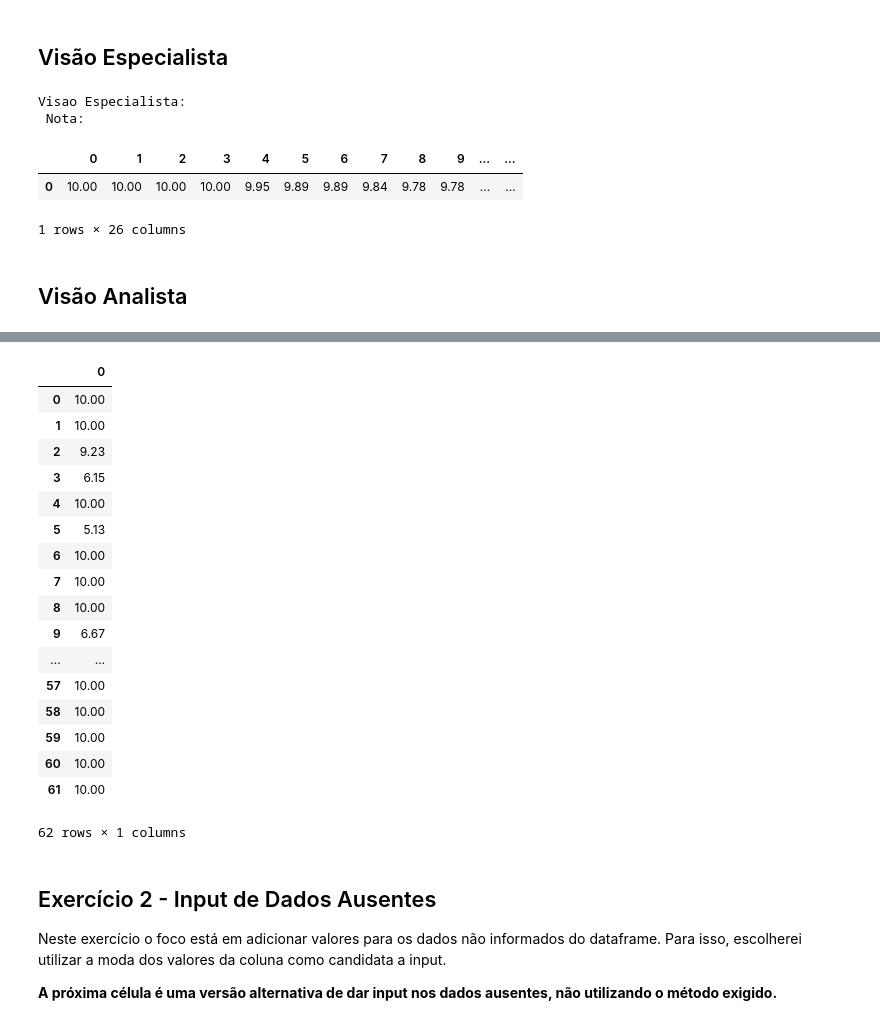
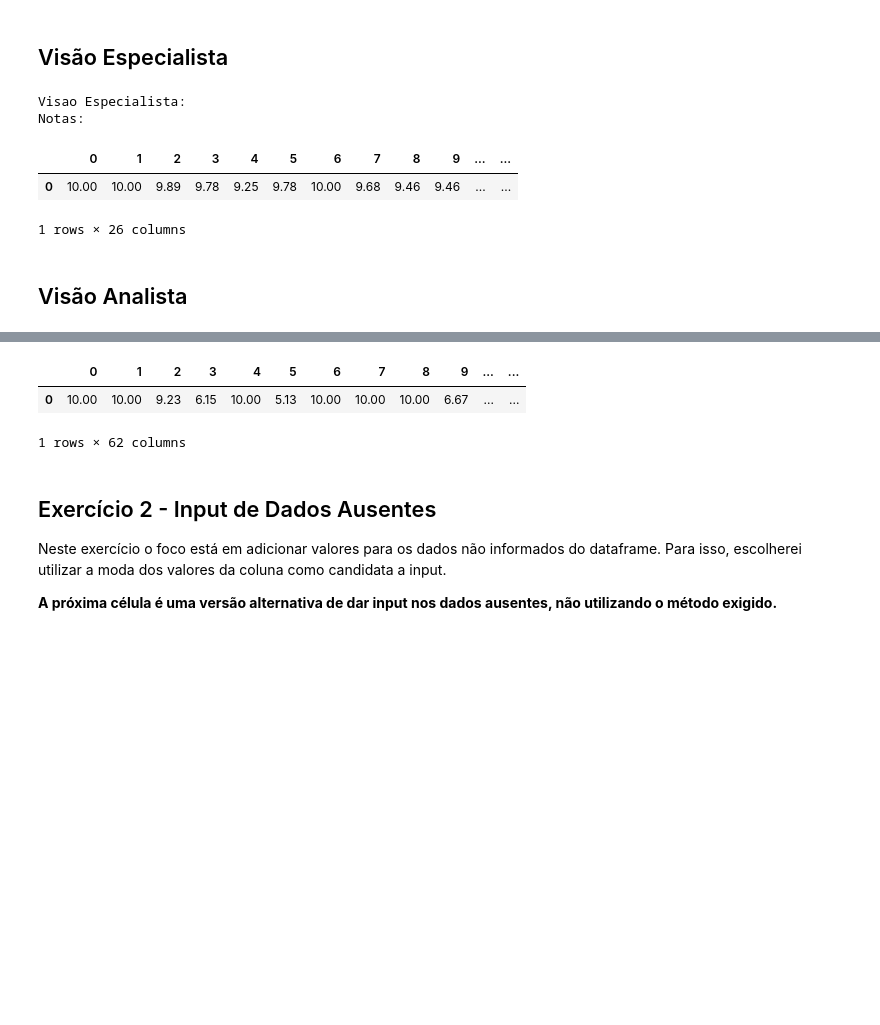
Before and after one commit to graziellealessa/qualidadededados-twist, a Jupyter notebook: QualidadedeDados-Twist.ipynb, the cells around one changed output, grey strips where cells are left out. Saved outputs shown, nothing was run; the diff lists cells and outputs as text; code cells hidden in the pictures; blank space fills up the shorter version.

Commit message:
Versão 1.3 - Conserto das notas da Visao especialista e exportar as notas para excel

```diff
--- a/QualidadedeDados-Twist.ipynb
+++ b/QualidadedeDados-Twist.ipynb
@@ -170,29 +174,30 @@ vetor = np.zeros((1,26),dtype=float)
 vMedia = pd.DataFrame(vetor)
 notaLinha = dfN.iloc[62,0:78]
 
-for k in range(0,26):
-    a = notaLinha[k]
-    b = notaLinha[k+1]
-    c = notaLinha[k+2]
-    soma = a + b + c
-    media = soma/3
-    vMedia[k] = media
+n=0
+while(n < 76):
+    for k in range(0,26):
+        indices = np.array([n,n+1,n+2])
+        soma = notaLinha.iloc[indices].sum()
+        media = soma/3
+        vMedia[k]=media
+        n = n+3
 
 # notaVar = pd.DataFrame(vMedia)
-print'Visao Especialista: \n Nota:'
+print'Visao Especialista: \nNotas:'
 vMedia
 # %% [output]
 Visao Especialista:
- Nota:
+Notas:
 |  | 0 | 1 | 2 | 3 | 4 | 5 | 6 | 7 | 8 | 9 | ... | ... |
-| 0 | 10.00 | 10.00 | 10.00 | 10.00 | 9.95 | 9.89 | 9.89 | 9.84 | 9.78 | 9.78 | ... | ... |
+| 0 | 10.00 | 10.00 | 9.89 | 9.78 | 9.25 | 9.78 | 10.00 | 9.68 | 9.46 | 9.46 | ... | ... |
 1 rows × 26 columns
 # %% [markdown]
 <h2>Visão Analista</h2>
 # %%
 notaA = np.array(dfN.iloc[0:62,78]) #Pega as notas por Linha
 notaA = pd.DataFrame(notaA)
-print'Visao Analista: \n Notas:'
-notaA
+print'Visao Analista: \nNotas:'
+notaA.transpose() #para melhor visualização
 # %% [output]
 Visao Analista:
@@ -200,21 +205,6 @@ Visao Analista:
-|  | 0 |
-| 0 | 10.00 |
-| 1 | 10.00 |
-| 2 | 9.23 |
-| 3 | 6.15 |
-| 4 | 10.00 |
-| 5 | 5.13 |
-| 6 | 10.00 |
-| 7 | 10.00 |
-| 8 | 10.00 |
-| 9 | 6.67 |
-| ... | ... |
-| 57 | 10.00 |
-| 58 | 10.00 |
-| 59 | 10.00 |
-| 60 | 10.00 |
-| 61 | 10.00 |
+|  | 0 | 1 | 2 | 3 | 4 | 5 | 6 | 7 | 8 | 9 | ... | ... |
+| 0 | 10.00 | 10.00 | 9.23 | 6.15 | 10.00 | 5.13 | 10.00 | 10.00 | 10.00 | 6.67 | ... | ... |
-62 rows × 1 columns
+1 rows × 62 columns
 # %% [markdown]
 <h2>Exercício 2 - Input de Dados Ausentes</h2>
 
```
Also changed, not shown: parts of 4 cells of this notebook, 2 other files.
